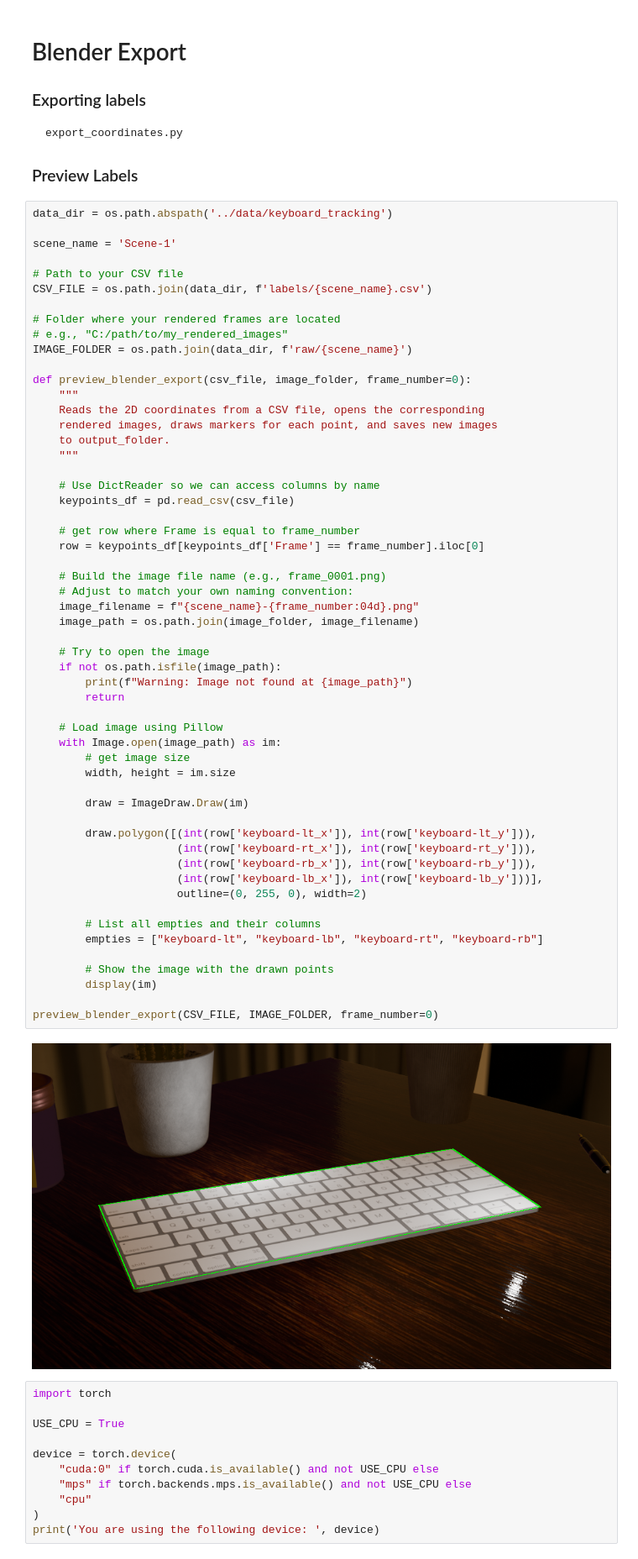
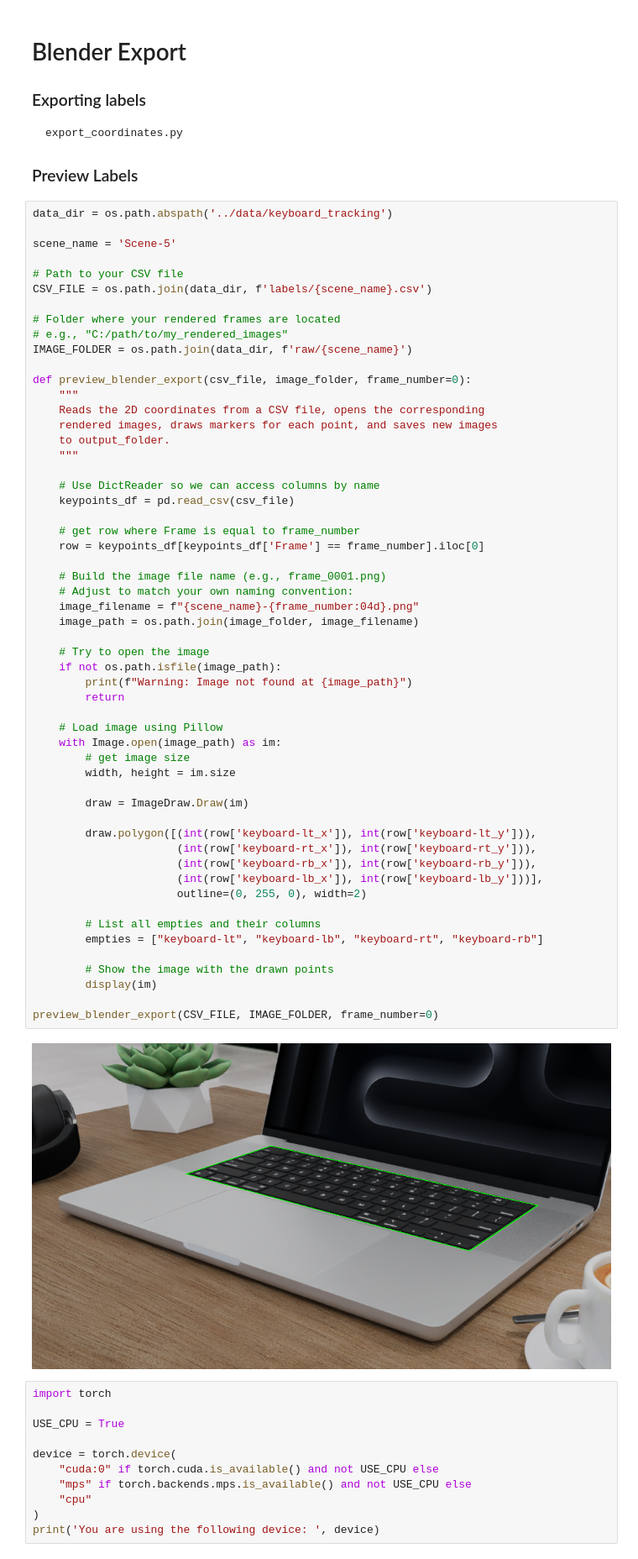
Before and after one commit to TUM-Blockchain-Club/proof-of-gameplay, a Jupyter notebook: model/notebooks/keyboard_tracking.ipynb, the cells around one changed output. Shown at 84% size. Cells and saved outputs as stored; diff of their text form.

Commit message:
Training on Scene 1-5

```diff
--- a/model/notebooks/keyboard_tracking.ipynb
+++ b/model/notebooks/keyboard_tracking.ipynb
@@ -18,7 +18,7 @@ export_coordinates.py
 # %%
 data_dir = os.path.abspath('../data/keyboard_tracking')
 
-scene_name = 'Scene-1'
+scene_name = 'Scene-5'
 
 # Path to your CSV file
 CSV_FILE = os.path.join(data_dir, f'labels/{scene_name}.csv')
@@ -44,34 +44,34 @@ def preview_blender_export(csv_file, image_folder, frame_number=0):
     # Adjust to match your own naming convention:
     image_filename = f"{scene_name}-{frame_number:04d}.png"
     image_path = os.path.join(image_folder, image_filename)
 
     # Try to open the image
     if not os.path.isfile(image_path):
         print(f"Warning: Image not found at {image_path}")
         return
 
     # Load image using Pillow
     with Image.open(image_path) as im:
         # get image size
         width, height = im.size
 
         draw = ImageDraw.Draw(im)
 
         draw.polygon([(int(row['keyboard-lt_x']), int(row['keyboard-lt_y'])),
                       (int(row['keyboard-rt_x']), int(row['keyboard-rt_y'])),
                       (int(row['keyboard-rb_x']), int(row['keyboard-rb_y'])),
                       (int(row['keyboard-lb_x']), int(row['keyboard-lb_y']))],
                       outline=(0, 255, 0), width=2)
 
         # List all empties and their columns
         empties = ["keyboard-lt", "keyboard-lb", "keyboard-rt", "keyboard-rb"]
 
         # Show the image with the drawn points
         display(im)
 
 preview_blender_export(CSV_FILE, IMAGE_FOLDER, frame_number=0)
 # %% [output]
-[figure, old version]
+[figure, new version]
 # %%
 import torch
 
```
Also changed, not shown: parts of 7 cells of this notebook, 2 other files.
